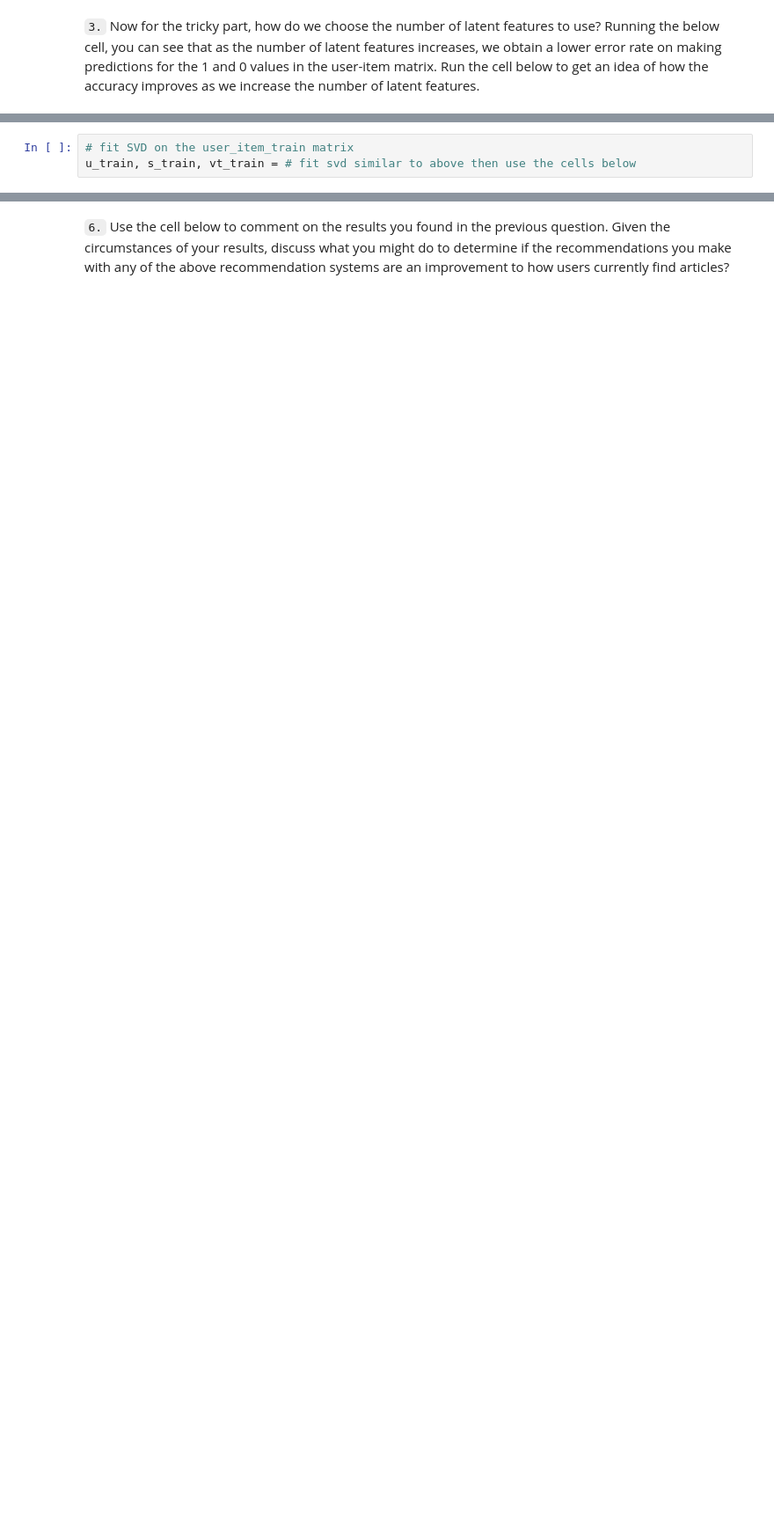
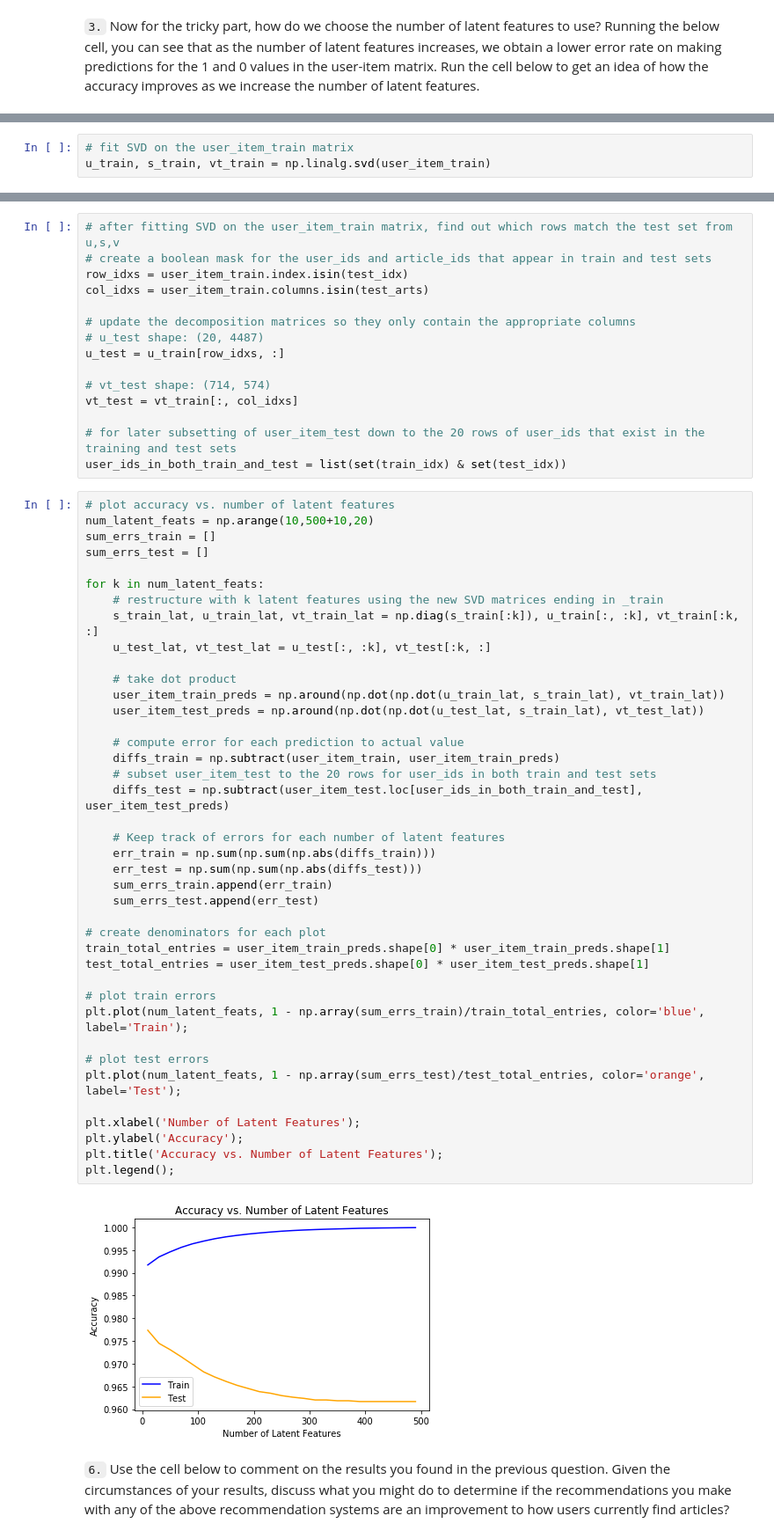
Before and after one commit to chrispmaag/recommendations_with_ibm, a Jupyter notebook: Recommendations_with_IBM.ipynb, the cells around one changed output, grey strips where cells are left out. Shown at 88% size. Saved outputs shown, nothing was run; the diff lists cells and outputs as text; blank space fills up the shorter version.

Commit message:
feat: Add matrix factorization

```diff
--- a/Recommendations_with_IBM.ipynb
+++ b/Recommendations_with_IBM.ipynb
@@ -911,4 +855,4 @@ t.sol_4_test(sol_4_dict)
 Use the cells below to explore how well SVD works towards making predictions for recommendations on the test data.
 # %%
 # fit SVD on the user_item_train matrix
-u_train, s_train, vt_train = # fit svd similar to above then use the cells below
+u_train, s_train, vt_train = np.linalg.svd(user_item_train)
@@ -918,2 +859,59 @@ u_train, s_train, vt_train = # fit svd similar to above then use the cells below
+# %%
+# after fitting SVD on the user_item_train matrix, find out which rows match the test set from u,s,v
+# create a boolean mask for the user_ids and article_ids that appear in train and test sets
+row_idxs = user_item_train.index.isin(test_idx)
+col_idxs = user_item_train.columns.isin(test_arts)
+
+# update the decomposition matrices so they only contain the appropriate columns
+# u_test shape: (20, 4487)
+u_test = u_train[row_idxs, :]
+
+# vt_test shape: (714, 574)
+vt_test = vt_train[:, col_idxs]
+
+# for later subsetting of user_item_test down to the 20 rows of user_ids that exist in the training and test sets
+user_ids_in_both_train_and_test = list(set(train_idx) & set(test_idx))
+# %%
+# plot accuracy vs. number of latent features
+num_latent_feats = np.arange(10,500+10,20)
+sum_errs_train = []
+sum_errs_test = []
+
+for k in num_latent_feats:
+    # restructure with k latent features using the new SVD matrices ending in _train
+    s_train_lat, u_train_lat, vt_train_lat = np.diag(s_train[:k]), u_train[:, :k], vt_train[:k, :]
+    u_test_lat, vt_test_lat = u_test[:, :k], vt_test[:k, :]
+
+    # take dot product
+    user_item_train_preds = np.around(np.dot(np.dot(u_train_lat, s_train_lat), vt_train_lat))
+    user_item_test_preds = np.around(np.dot(np.dot(u_test_lat, s_train_lat), vt_test_lat))
+
+    # compute error for each prediction to actual value
+    diffs_train = np.subtract(user_item_train, user_item_train_preds)
+    # subset user_item_test to the 20 rows for user_ids in both train and test sets
+    diffs_test = np.subtract(user_item_test.loc[user_ids_in_both_train_and_test], user_item_test_preds)
+
+    # Keep track of errors for each number of latent features
+    err_train = np.sum(np.sum(np.abs(diffs_train)))
+    err_test = np.sum(np.sum(np.abs(diffs_test)))
+    sum_errs_train.append(err_train)
+    sum_errs_test.append(err_test)
+
+# create denominators for each plot
+train_total_entries = user_item_train_preds.shape[0] * user_item_train_preds.shape[1]
+test_total_entries = user_item_test_preds.shape[0] * user_item_test_preds.shape[1]
+
+# plot train errors
+plt.plot(num_latent_feats, 1 - np.array(sum_errs_train)/train_total_entries, color='blue', label='Train');
+
+# plot test errors
+plt.plot(num_latent_feats, 1 - np.array(sum_errs_test)/test_total_entries, color='orange', label='Test');
+
+plt.xlabel('Number of Latent Features');
+plt.ylabel('Accuracy');
+plt.title('Accuracy vs. Number of Latent Features');
+plt.legend();
+# %% [output]
+[figure, added]
 # %% [markdown]
 `6.` Use the cell below to comment on the results you found in the previous question. Given the circumstances of your results, discuss what you might do to determine if the recommendations you make with any of the above recommendation systems are an improvement to how users currently find articles?
```
Also changed, not shown: parts of 93 cells of this notebook.
